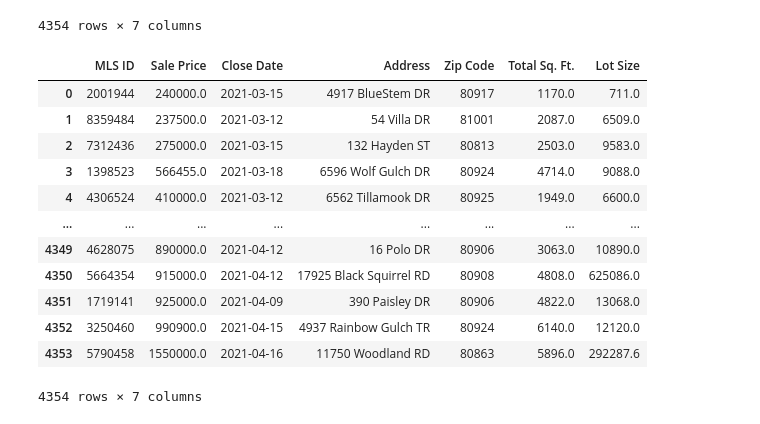
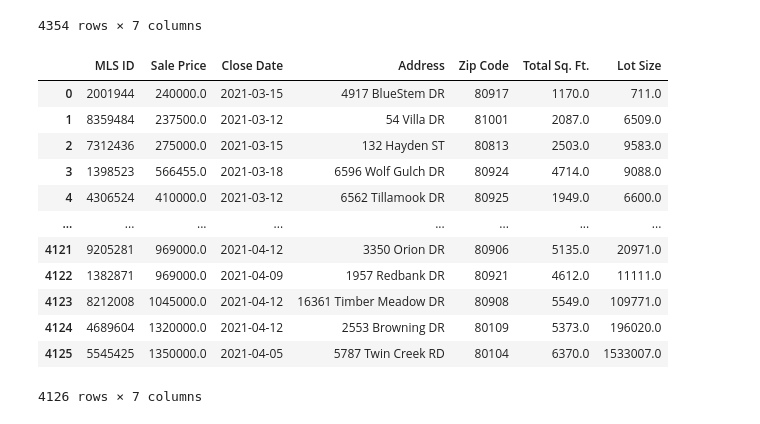
Before and after one commit to willserene/Housing_Analysis, a Jupyter notebook: Housing Sales Dataframe.ipynb, the cells around one changed output. Drawn from its saved outputs; the diff is of its cells as text; code cells hidden in the pictures.

```diff
--- a/Housing Sales Dataframe.ipynb
+++ b/Housing Sales Dataframe.ipynb
@@ -145,22 +145,22 @@ sales_df
 # %%
 #sales_df.to_csv("sales.csv", sep=",", encoding='utf-8', index=False, header=True)
 # %%
-#sales_df = pd.read_csv("sales.csv")
+sales_df = pd.read_csv("sales.csv")
 sales_df
 # %% [output]
 |  | MLS ID | Sale Price | Close Date | Address | Zip Code | Total Sq. Ft. | Lot Size |
 | 0 | 2001944 | 240000.0 | 2021-03-15 | 4917 BlueStem DR | 80917 | 1170.0 | 711.0 |
 | 1 | 8359484 | 237500.0 | 2021-03-12 | 54 Villa DR | 81001 | 2087.0 | 6509.0 |
 | 2 | 7312436 | 275000.0 | 2021-03-15 | 132 Hayden ST | 80813 | 2503.0 | 9583.0 |
 | 3 | 1398523 | 566455.0 | 2021-03-18 | 6596 Wolf Gulch DR | 80924 | 4714.0 | 9088.0 |
 | 4 | 4306524 | 410000.0 | 2021-03-12 | 6562 Tillamook DR | 80925 | 1949.0 | 6600.0 |
 | ... | ... | ... | ... | ... | ... | ... | ... |
-| 4349 | 4628075 | 890000.0 | 2021-04-12 | 16 Polo DR | 80906 | 3063.0 | 10890.0 |
-| 4350 | 5664354 | 915000.0 | 2021-04-12 | 17925 Black Squirrel RD | 80908 | 4808.0 | 625086.0 |
-| 4351 | 1719141 | 925000.0 | 2021-04-09 | 390 Paisley DR | 80906 | 4822.0 | 13068.0 |
-| 4352 | 3250460 | 990900.0 | 2021-04-15 | 4937 Rainbow Gulch TR | 80924 | 6140.0 | 12120.0 |
-| 4353 | 5790458 | 1550000.0 | 2021-04-16 | 11750 Woodland RD | 80863 | 5896.0 | 292287.6 |
+| 4121 | 9205281 | 969000.0 | 2021-04-12 | 3350 Orion DR | 80906 | 5135.0 | 20971.0 |
+| 4122 | 1382871 | 969000.0 | 2021-04-09 | 1957 Redbank DR | 80921 | 4612.0 | 11111.0 |
+| 4123 | 8212008 | 1045000.0 | 2021-04-12 | 16361 Timber Meadow DR | 80908 | 5549.0 | 109771.0 |
+| 4124 | 4689604 | 1320000.0 | 2021-04-12 | 2553 Browning DR | 80109 | 5373.0 | 196020.0 |
+| 4125 | 5545425 | 1350000.0 | 2021-04-05 | 5787 Twin Creek RD | 80104 | 6370.0 | 1533007.0 |
-4354 rows × 7 columns
+4126 rows × 7 columns
 # %%
 # Start of GeoCoding API
 #geocoding_url = f"https://maps.googleapis.com/maps/api/geocode/json?address={address_url_list}&key={g_key}"
```
Also changed, not shown: parts of 13 cells of this notebook, 1 other file.
